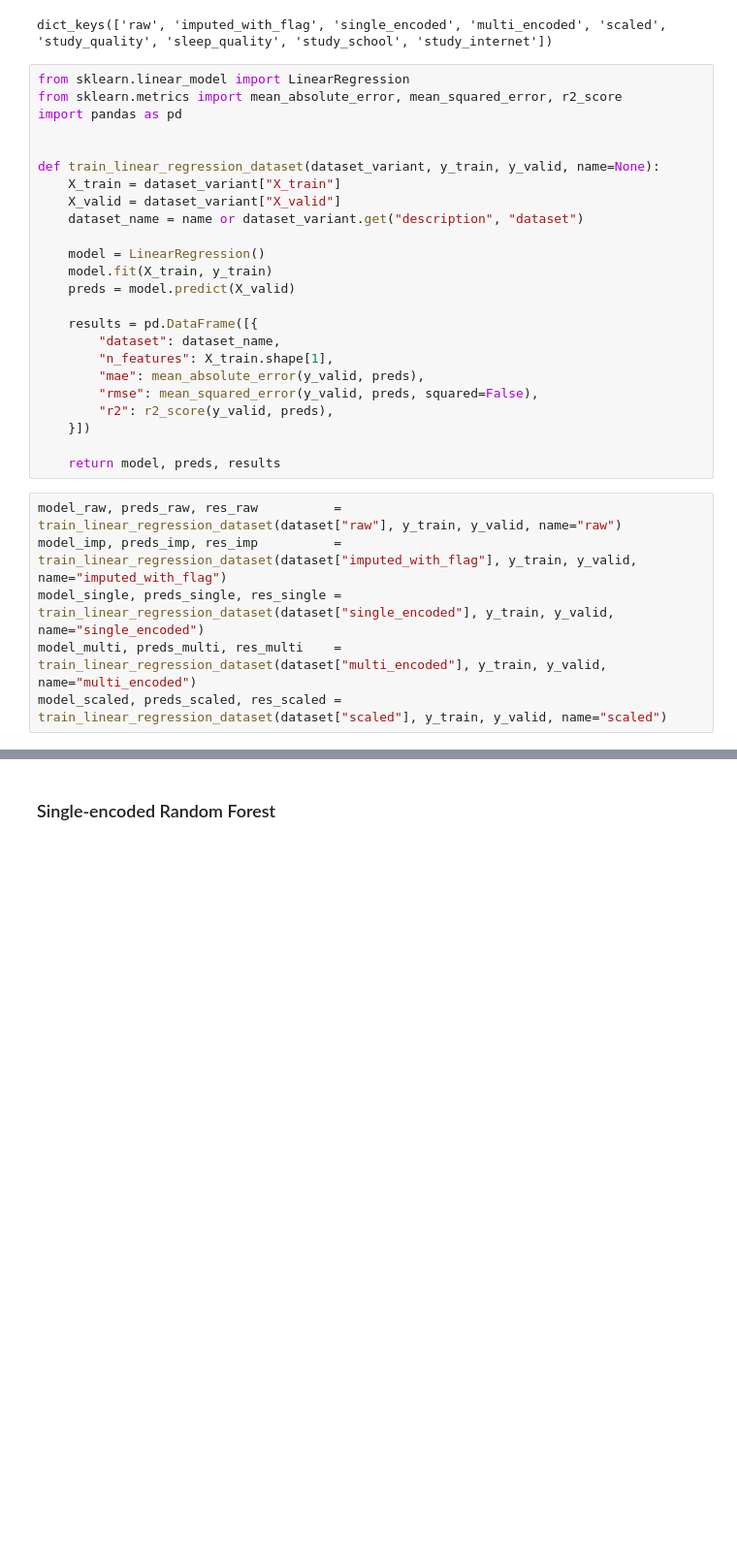
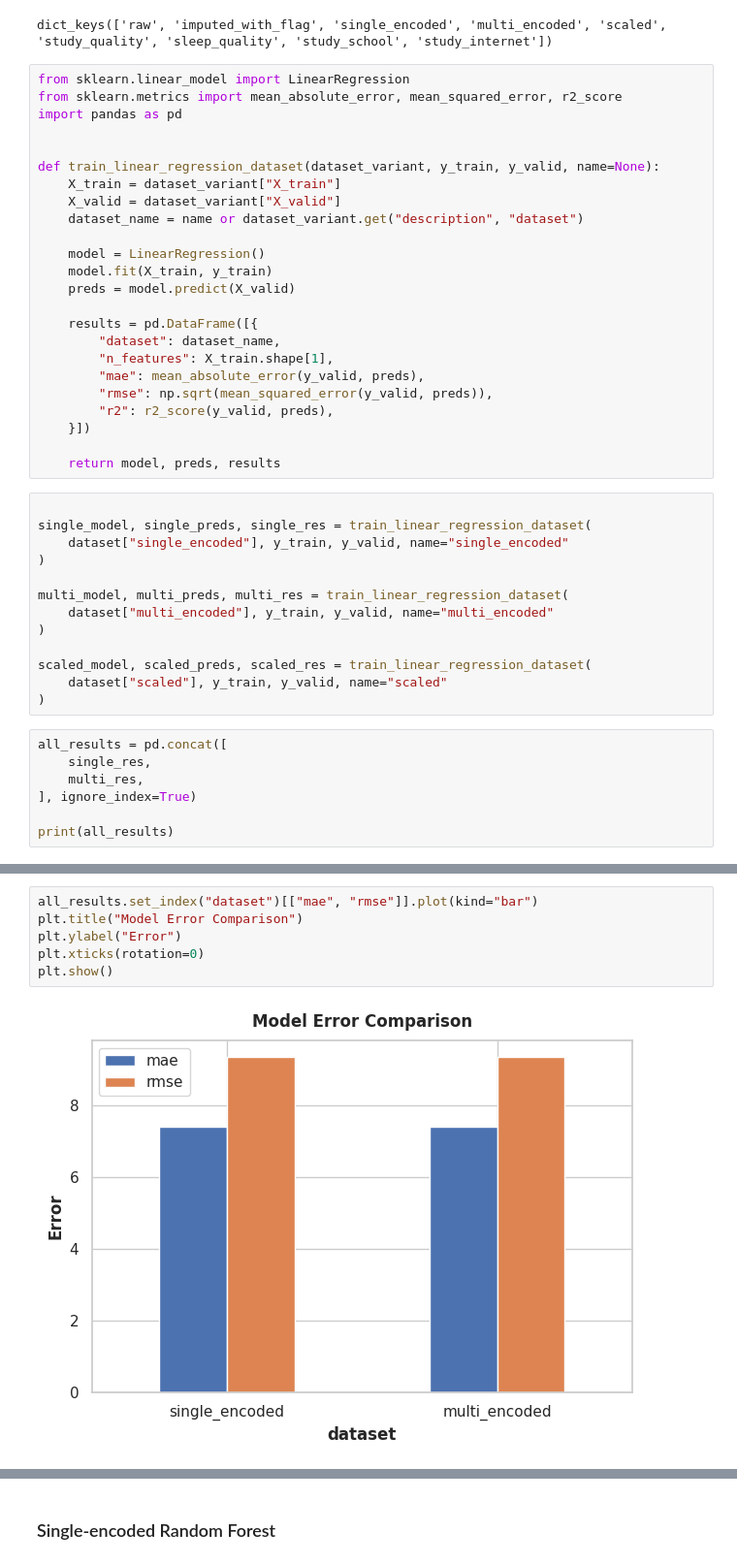
Before and after one commit to Muten-Roshi-Sama/MachineLearningLabs_4eiai40, a Jupyter notebook: Project2026/failure_prediction.ipynb, the cells around one changed output, grey strips where cells are left out. Shown at 97% size. Saved outputs shown, nothing was run; the diff lists cells and outputs as text; blank space fills up the shorter version.

Commit message:
ML Project : Linear Regression and Random Forest Model Trained successfully.

```diff
--- a/Project2026/failure_prediction.ipynb
+++ b/Project2026/failure_prediction.ipynb
@@ -1390,14 +1427,28 @@ def train_linear_regression_dataset(dataset_variant, y_train, y_valid, name=None
         "dataset": dataset_name,
         "n_features": X_train.shape[1],
         "mae": mean_absolute_error(y_valid, preds),
-        "rmse": mean_squared_error(y_valid, preds, squared=False),
+        "rmse": np.sqrt(mean_squared_error(y_valid, preds)),
         "r2": r2_score(y_valid, preds),
     }])
 
     return model, preds, results
 # %%
-model_raw, preds_raw, res_raw          = train_linear_regression_dataset(dataset["raw"], y_train, y_valid, name="raw")
-model_imp, preds_imp, res_imp          = train_linear_regression_dataset(dataset["imputed_with_flag"], y_train, y_valid, name="imputed_with_flag")
-model_single, preds_single, res_single = train_linear_regression_dataset(dataset["single_encoded"], y_train, y_valid, name="single_encoded")
-model_multi, preds_multi, res_multi    = train_linear_regression_dataset(dataset["multi_encoded"], y_train, y_valid, name="multi_encoded")
-model_scaled, preds_scaled, res_scaled = train_linear_regression_dataset(dataset["scaled"], y_train, y_valid, name="scaled")
+
+single_model, single_preds, single_res = train_linear_regression_dataset(
+    dataset["single_encoded"], y_train, y_valid, name="single_encoded"
+)
+
+multi_model, multi_preds, multi_res = train_linear_regression_dataset(
+    dataset["multi_encoded"], y_train, y_valid, name="multi_encoded"
+)
+
+scaled_model, scaled_preds, scaled_res = train_linear_regression_dataset(
+    dataset["scaled"], y_train, y_valid, name="scaled"
+)
+# %%
+all_results = pd.concat([
+    single_res,
+    multi_res,
+], ignore_index=True)
+
+print(all_results)
@@ -1403,0 +1459,8 @@ model_scaled, preds_scaled, res_scaled = train_linear_regression_dataset(dataset
+# %%
+all_results.set_index("dataset")[["mae", "rmse"]].plot(kind="bar")
+plt.title("Model Error Comparison")
+plt.ylabel("Error")
+plt.xticks(rotation=0)
+plt.show()
+# %% [output]
+[figure, added]
```
Also changed, not shown: parts of 11 cells of this notebook.
